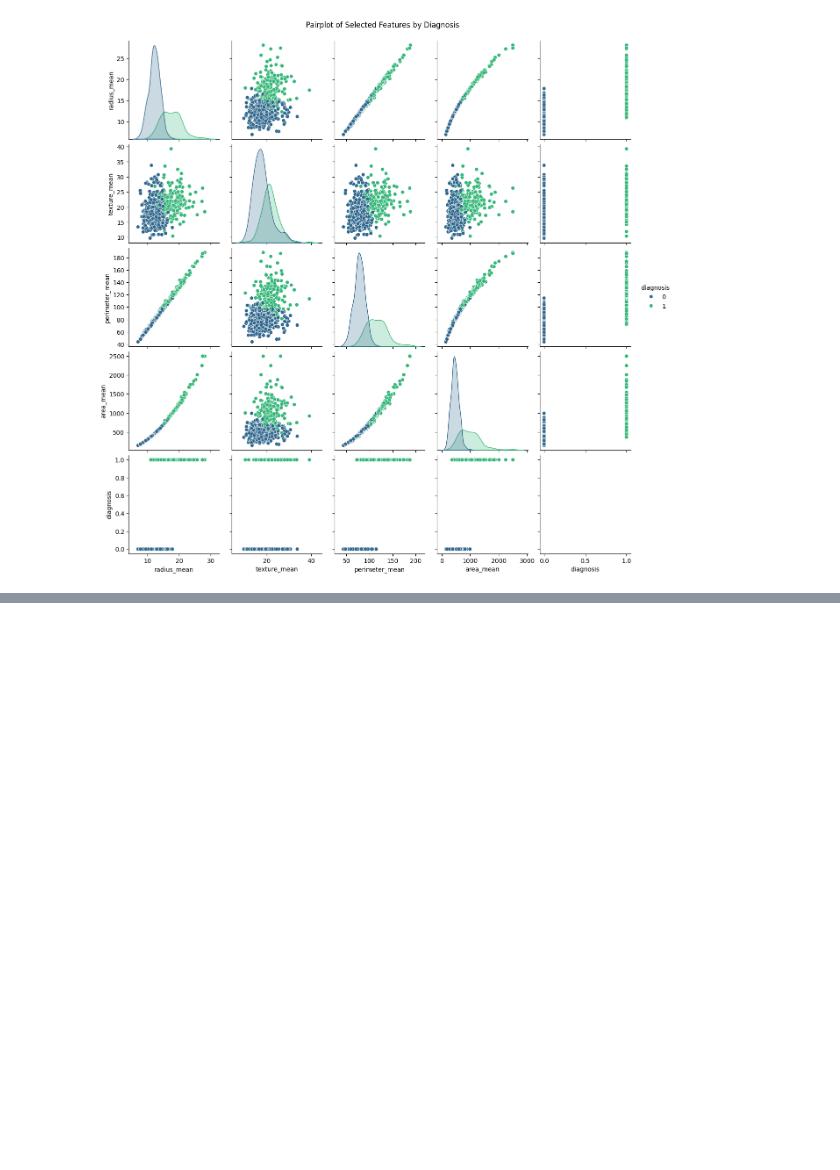
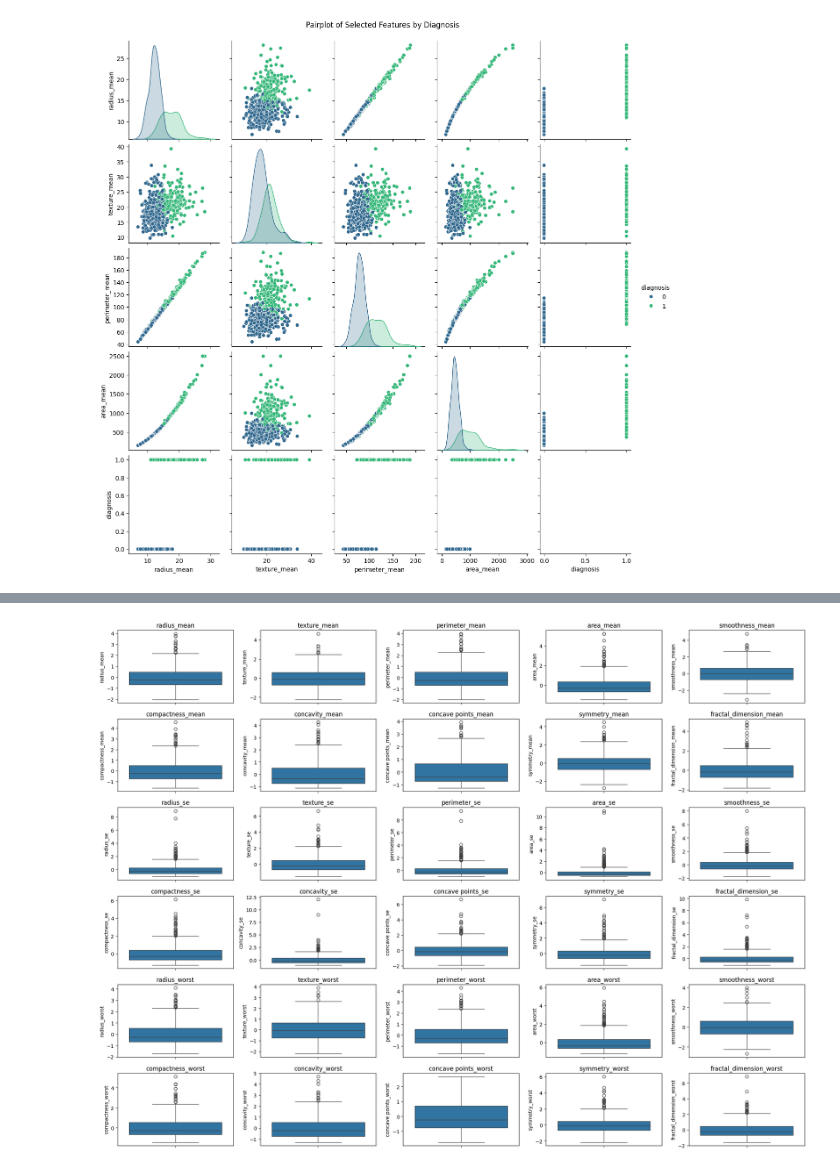
Before and after one commit to AparnaSreeenivasan/PredictiveProject2, a Jupyter notebook: preprocessing.ipynb, the cells around one changed output, grey strips where cells are left out. Drawn from its saved outputs; the diff is of its cells as text; code cells hidden in the pictures; blank space fills up the shorter version.

```diff
--- a/preprocessing.ipynb
+++ b/preprocessing.ipynb
@@ -318,0 +323,10 @@ plt.show()
+# %%
+plt.figure(figsize=(20, 15))
+for i, column in enumerate(X_scaled.columns):
+    plt.subplot(6, 5, i + 1) # Adjust subplot grid based on number of features
+    sns.boxplot(y=X_scaled[column])
+    plt.title(column)
+plt.tight_layout()
+plt.show()
+# %% [output]
+[figure, added]
```
Also changed, not shown: parts of 1 cell of this notebook.
